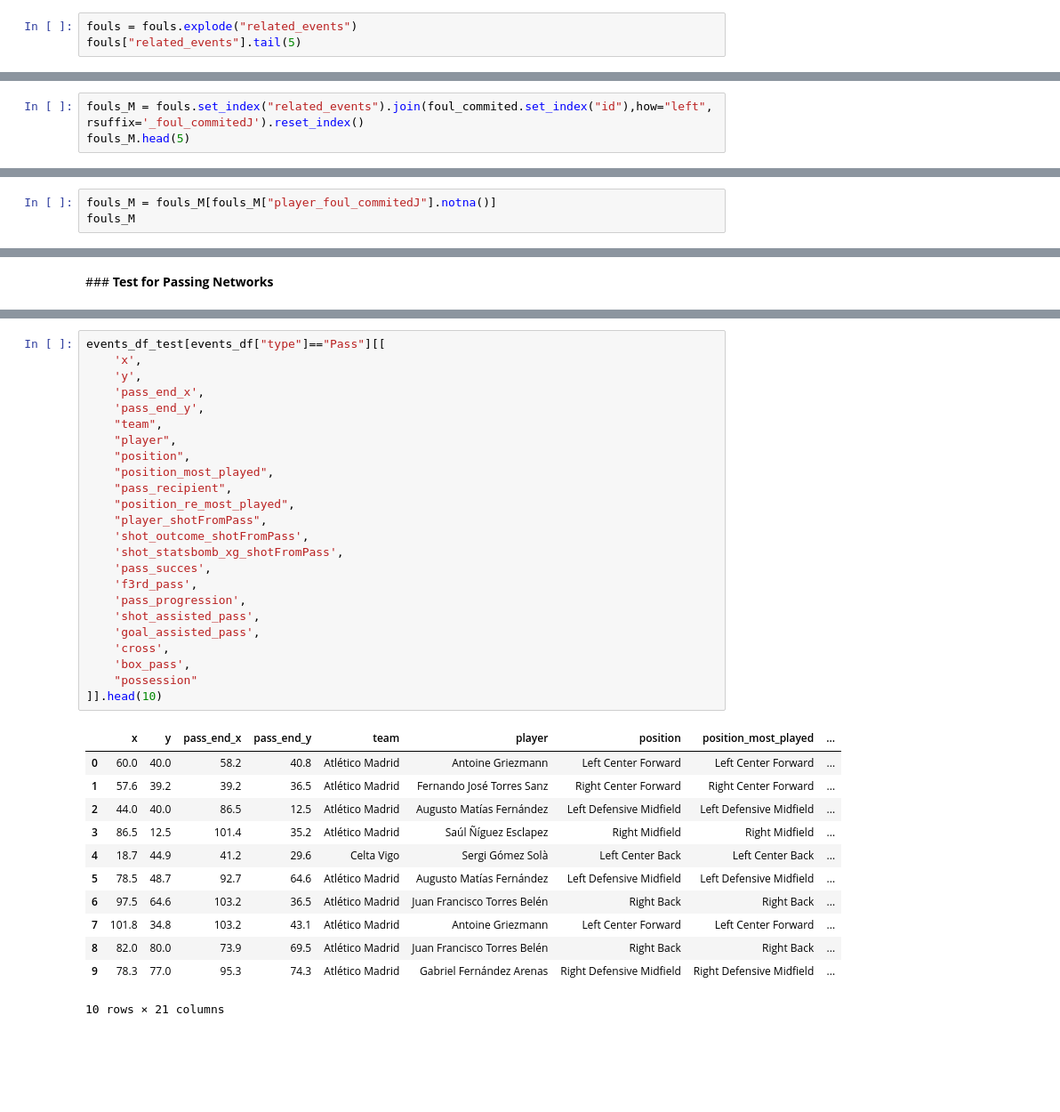
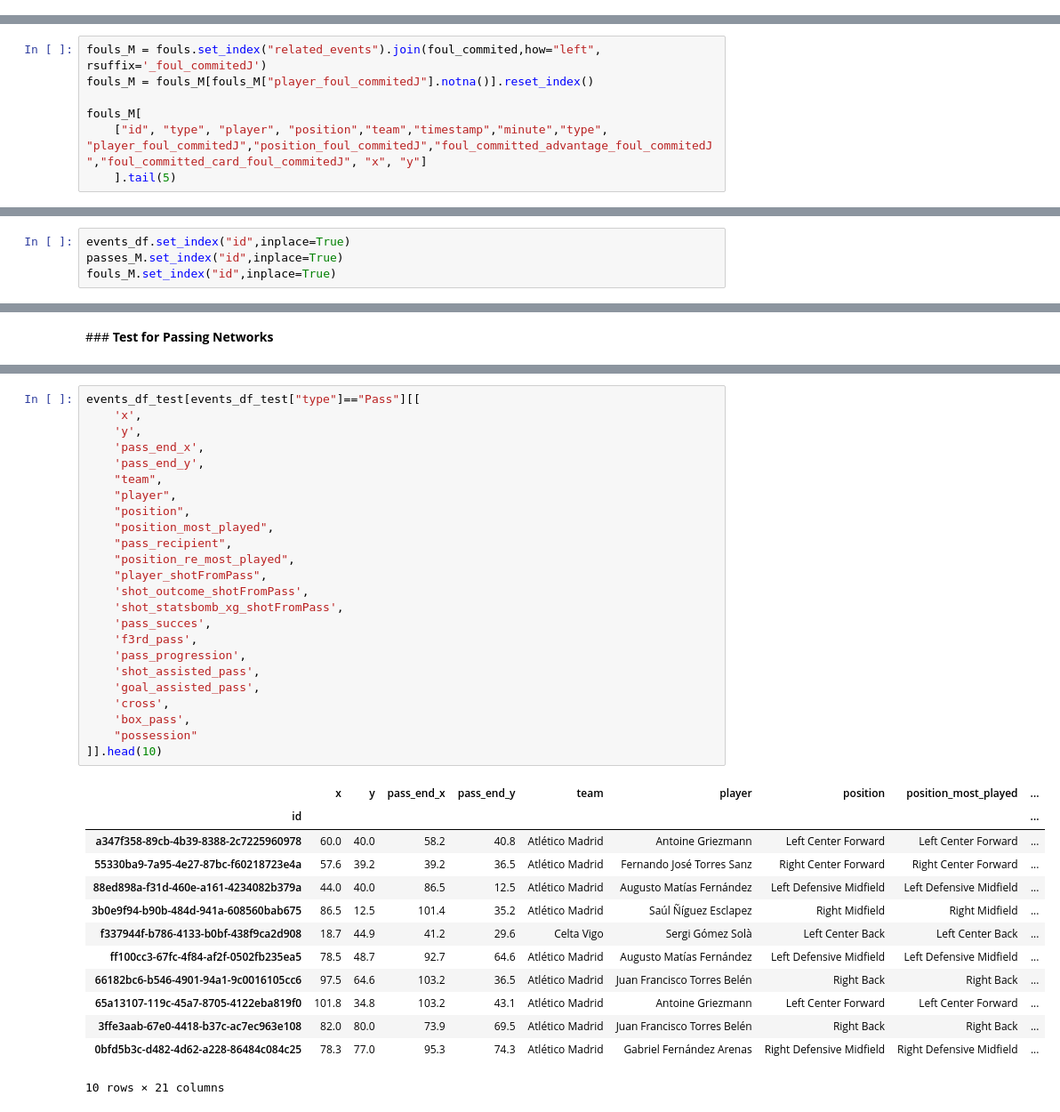
Before and after one commit to emirsglm/Bitirme, a Jupyter notebook: dataprep.ipynb, the cells around one changed output, grey strips where cells are left out. Shown: that part at 89% size. Cells and saved outputs as stored; diff of their text form; blank space fills up the shorter version.

```diff
--- a/dataprep.ipynb
+++ b/dataprep.ipynb
@@ -686,3 +554,0 @@ events_df = events_df[~((events_df["type"]=="Foul Won") | (events_df["type"]=="F
-# %%
-fouls = fouls.explode("related_events")
-fouls["related_events"].tail(5)
@@ -696,4 +555,8 @@ Name: related_events, dtype: object
 # %%
-fouls_M = fouls.set_index("related_events").join(foul_commited.set_index("id"),how="left", rsuffix='_foul_commitedJ').reset_index()
-fouls_M.head(5)
+fouls_M = fouls.set_index("related_events").join(foul_commited,how="left", rsuffix='_foul_commitedJ')
+fouls_M = fouls_M[fouls_M["player_foul_commitedJ"].notna()].reset_index()
+
+fouls_M[
+    ["id", "type", "player", "position","team","timestamp","minute","type", "player_foul_commitedJ","position_foul_commitedJ","foul_committed_advantage_foul_commitedJ","foul_committed_card_foul_commitedJ", "x", "y"]
+    ].tail(5)
 # %% [output]
@@ -735,3 +582,0 @@ fouls_M[fouls_M["player_foul_commitedJ"].notna()][["player","position","team","t
-# %%
-fouls_M = fouls_M[fouls_M["player_foul_commitedJ"].notna()]
-fouls_M
@@ -757,2 +633,6 @@ fouls_M
+# %%
+events_df.set_index("id",inplace=True)
+passes_M.set_index("id",inplace=True)
+fouls_M.set_index("id",inplace=True)
 # %%
 events_df = pd.concat([events_df,passes_M,fouls_M])
@@ -851,37 +761,38 @@ See the caveats in the documentation: https://pandas.pydata.org/pandas-docs/stab
 # %%
-events_df_test[events_df["type"]=="Pass"][[
+events_df_test[events_df_test["type"]=="Pass"][[
     'x',
     'y',
     'pass_end_x',
     'pass_end_y',
     "team",
     "player",
     "position",
     "position_most_played",
     "pass_recipient",
     "position_re_most_played",
     "player_shotFromPass",
     'shot_outcome_shotFromPass',
     'shot_statsbomb_xg_shotFromPass',
     'pass_succes',
     'f3rd_pass',
     'pass_progression',
     'shot_assisted_pass',
     'goal_assisted_pass',
     'cross',
     'box_pass',
     "possession"
 ]].head(10)
 # %% [output]
 |  | x | y | pass_end_x | pass_end_y | team | player | position | position_most_played | ... |
-| 0 | 60.0 | 40.0 | 58.2 | 40.8 | Atlético Madrid | Antoine Griezmann | Left Center Forward | Left Center Forward | ... |
-| 1 | 57.6 | 39.2 | 39.2 | 36.5 | Atlético Madrid | Fernando José Torres Sanz | Right Center Forward | Right Center Forward | ... |
-| 2 | 44.0 | 40.0 | 86.5 | 12.5 | Atlético Madrid | Augusto Matías Fernández | Left Defensive Midfield | Left Defensive Midfield | ... |
-| 3 | 86.5 | 12.5 | 101.4 | 35.2 | Atlético Madrid | Saúl Ñíguez Esclapez | Right Midfield | Right Midfield | ... |
-| 4 | 18.7 | 44.9 | 41.2 | 29.6 | Celta Vigo | Sergi Gómez Solà | Left Center Back | Left Center Back | ... |
-| 5 | 78.5 | 48.7 | 92.7 | 64.6 | Atlético Madrid | Augusto Matías Fernández | Left Defensive Midfield | Left Defensive Midfield | ... |
-| 6 | 97.5 | 64.6 | 103.2 | 36.5 | Atlético Madrid | Juan Francisco Torres Belén | Right Back | Right Back | ... |
-| 7 | 101.8 | 34.8 | 103.2 | 43.1 | Atlético Madrid | Antoine Griezmann | Left Center Forward | Left Center Forward | ... |
-| 8 | 82.0 | 80.0 | 73.9 | 69.5 | Atlético Madrid | Juan Francisco Torres Belén | Right Back | Right Back | ... |
-| 9 | 78.3 | 77.0 | 95.3 | 74.3 | Atlético Madrid | Gabriel Fernández Arenas | Right Defensive Midfield | Right Defensive Midfield | ... |
+| id |  |  |  |  |  |  |  |  | ... |
+| a347f358-89cb-4b39-8388-2c7225960978 | 60.0 | 40.0 | 58.2 | 40.8 | Atlético Madrid | Antoine Griezmann | Left Center Forward | Left Center Forward | ... |
+| 55330ba9-7a95-4e27-87bc-f60218723e4a | 57.6 | 39.2 | 39.2 | 36.5 | Atlético Madrid | Fernando José Torres Sanz | Right Center Forward | Right Center Forward | ... |
+| 88ed898a-f31d-460e-a161-4234082b379a | 44.0 | 40.0 | 86.5 | 12.5 | Atlético Madrid | Augusto Matías Fernández | Left Defensive Midfield | Left Defensive Midfield | ... |
+| 3b0e9f94-b90b-484d-941a-608560bab675 | 86.5 | 12.5 | 101.4 | 35.2 | Atlético Madrid | Saúl Ñíguez Esclapez | Right Midfield | Right Midfield | ... |
+| f337944f-b786-4133-b0bf-438f9ca2d908 | 18.7 | 44.9 | 41.2 | 29.6 | Celta Vigo | Sergi Gómez Solà | Left Center Back | Left Center Back | ... |
+| ff100cc3-67fc-4f84-af2f-0502fb235ea5 | 78.5 | 48.7 | 92.7 | 64.6 | Atlético Madrid | Augusto Matías Fernández | Left Defensive Midfield | Left Defensive Midfield | ... |
+| 66182bc6-b546-4901-94a1-9c0016105cc6 | 97.5 | 64.6 | 103.2 | 36.5 | Atlético Madrid | Juan Francisco Torres Belén | Right Back | Right Back | ... |
+| 65a13107-119c-45a7-8705-4122eba819f0 | 101.8 | 34.8 | 103.2 | 43.1 | Atlético Madrid | Antoine Griezmann | Left Center Forward | Left Center Forward | ... |
+| 3ffe3aab-67e0-4418-b37c-ac7ec963e108 | 82.0 | 80.0 | 73.9 | 69.5 | Atlético Madrid | Juan Francisco Torres Belén | Right Back | Right Back | ... |
+| 0bfd5b3c-d482-4d62-a228-86484c084c25 | 78.3 | 77.0 | 95.3 | 74.3 | Atlético Madrid | Gabriel Fernández Arenas | Right Defensive Midfield | Right Defensive Midfield | ... |
 10 rows × 21 columns
```
Also changed, not shown: parts of 44 cells of this notebook, 1 other file.
